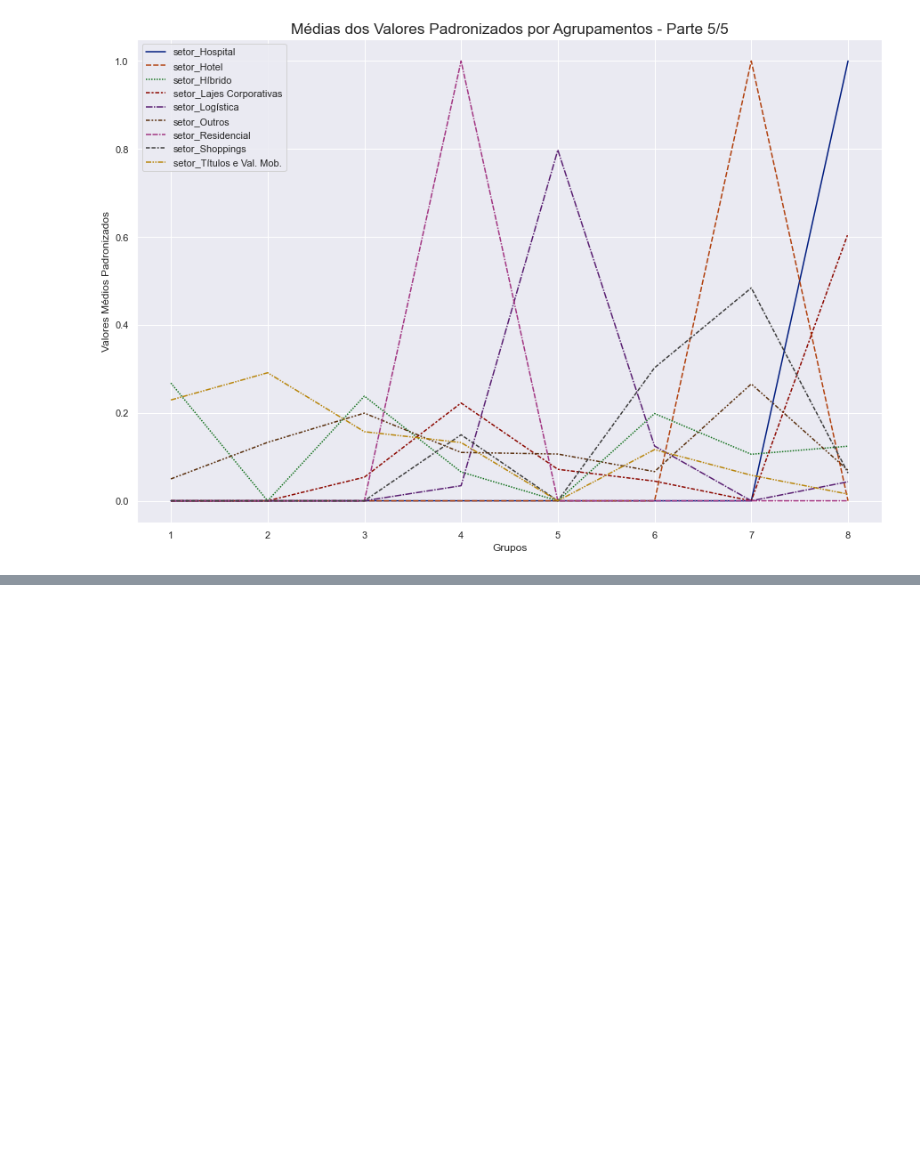
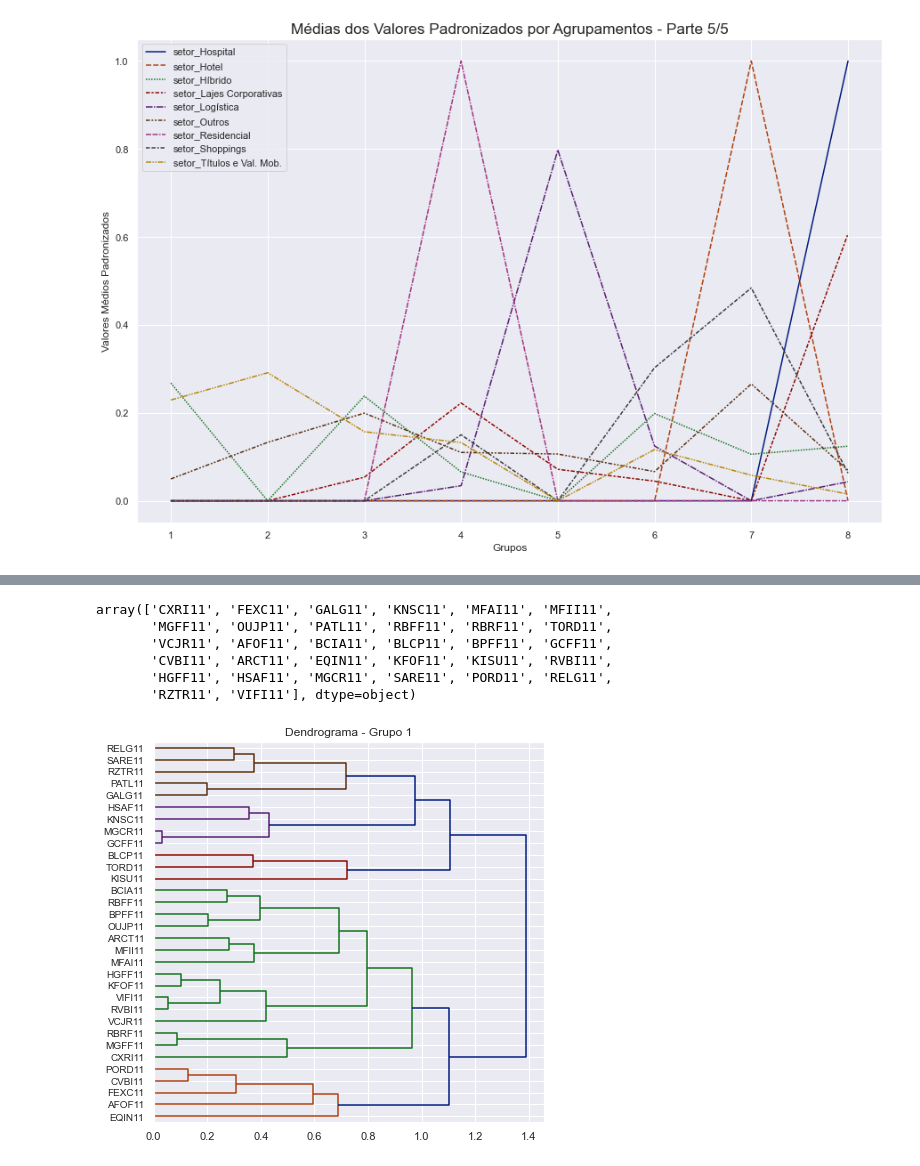
Before and after one commit to osouzadaniel/FII_Clustering, a Jupyter notebook: clustering.ipynb, the cells around one changed output, grey strips where cells are left out. Drawn from its saved outputs; the diff is of its cells as text; code cells hidden in the pictures; blank space fills up the shorter version.

```diff
--- a/clustering.ipynb
+++ b/clustering.ipynb
@@ -721,0 +805,9 @@ Com base nesse gráfico conseguimos extrair características (em média) marcant
+# %%
+df_temp = df_eval[df_eval['cluster'] == cluster]
+
+print(f"Resumo do Grupo {cluster}")
+print("Quantidade de fundos: {}".format(len(df_temp)))
+print("Variação média de preço: {:.2f}%".format(df_temp['var_preço'].mean()))
+print("Percentual de Caixa: {:.2f}%".format(df_temp['pct_caixa'].mean()))
+print("Distribuição dos setores:")
+pd.crosstab(df_temp['cluster'], df_temp['setor'])
@@ -721,0 +827,20 @@ Com base nesse gráfico conseguimos extrair características (em média) marcant
+# %%
+df_temp.index.values
+# %% [output]
+array(['CXRI11', 'FEXC11', 'GALG11', 'KNSC11', 'MFAI11', 'MFII11',
+       'MGFF11', 'OUJP11', 'PATL11', 'RBFF11', 'RBRF11', 'TORD11',
+       'VCJR11', 'AFOF11', 'BCIA11', 'BLCP11', 'BPFF11', 'GCFF11',
+       'CVBI11', 'ARCT11', 'EQIN11', 'KFOF11', 'KISU11', 'RVBI11',
+       'HGFF11', 'HSAF11', 'MGCR11', 'SARE11', 'PORD11', 'RELG11',
+       'RZTR11', 'VIFI11'], dtype=object)
+# %%
+cluster_test = linkage(df_clus[df_clus.index.isin(df_temp.index)], method = 'complete', metric = 'correlation')
+plt.figure(figsize = (7,7))
+dendrogram(cluster_test,
+           labels = df_temp.index,
+           orientation = 'right',
+           leaf_font_size = 10)
+plt.title(f"Dendrograma - Grupo {cluster}")
+plt.show()
+# %% [output]
+[figure, added]
```
Also changed, not shown: parts of 69 cells of this notebook.
